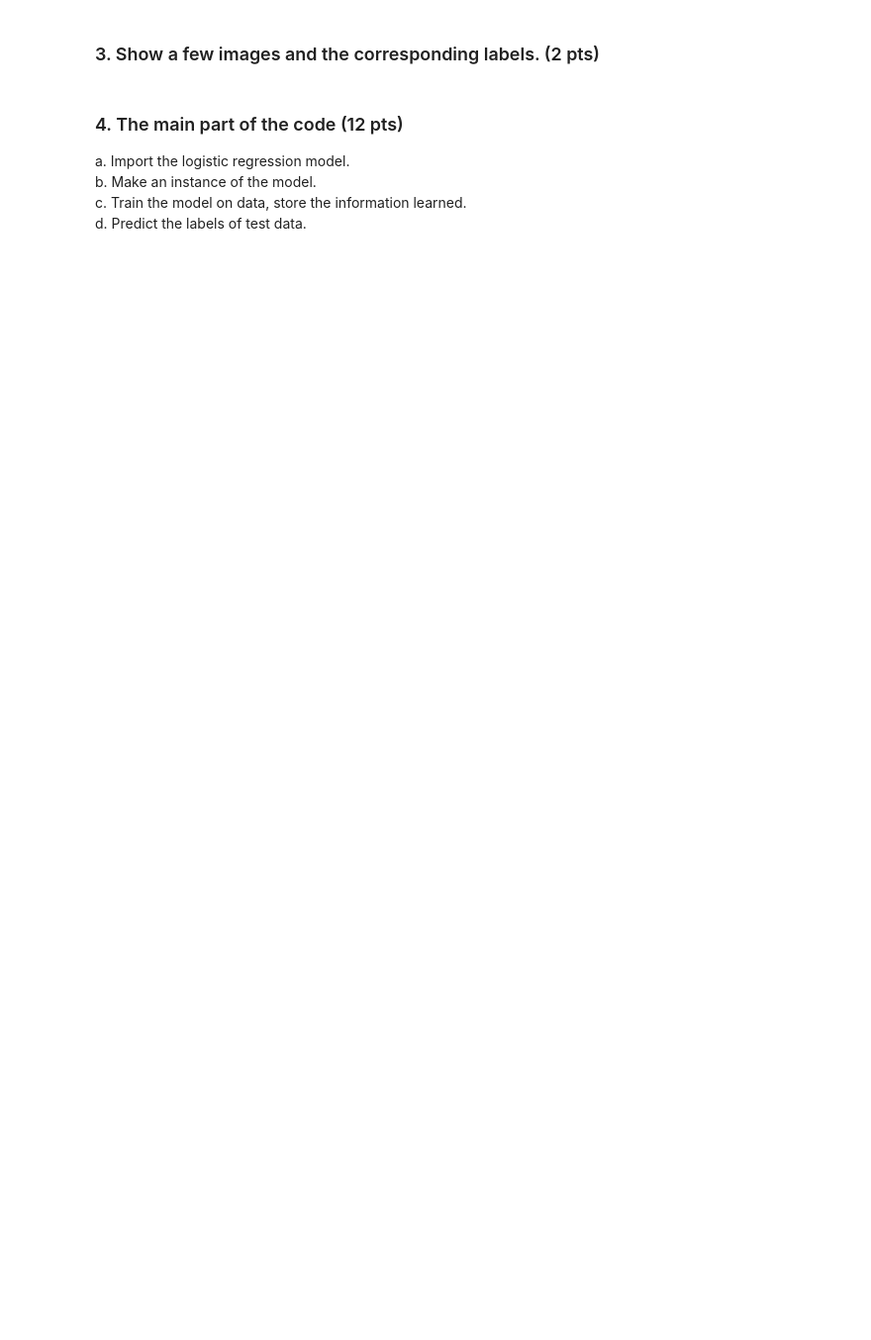
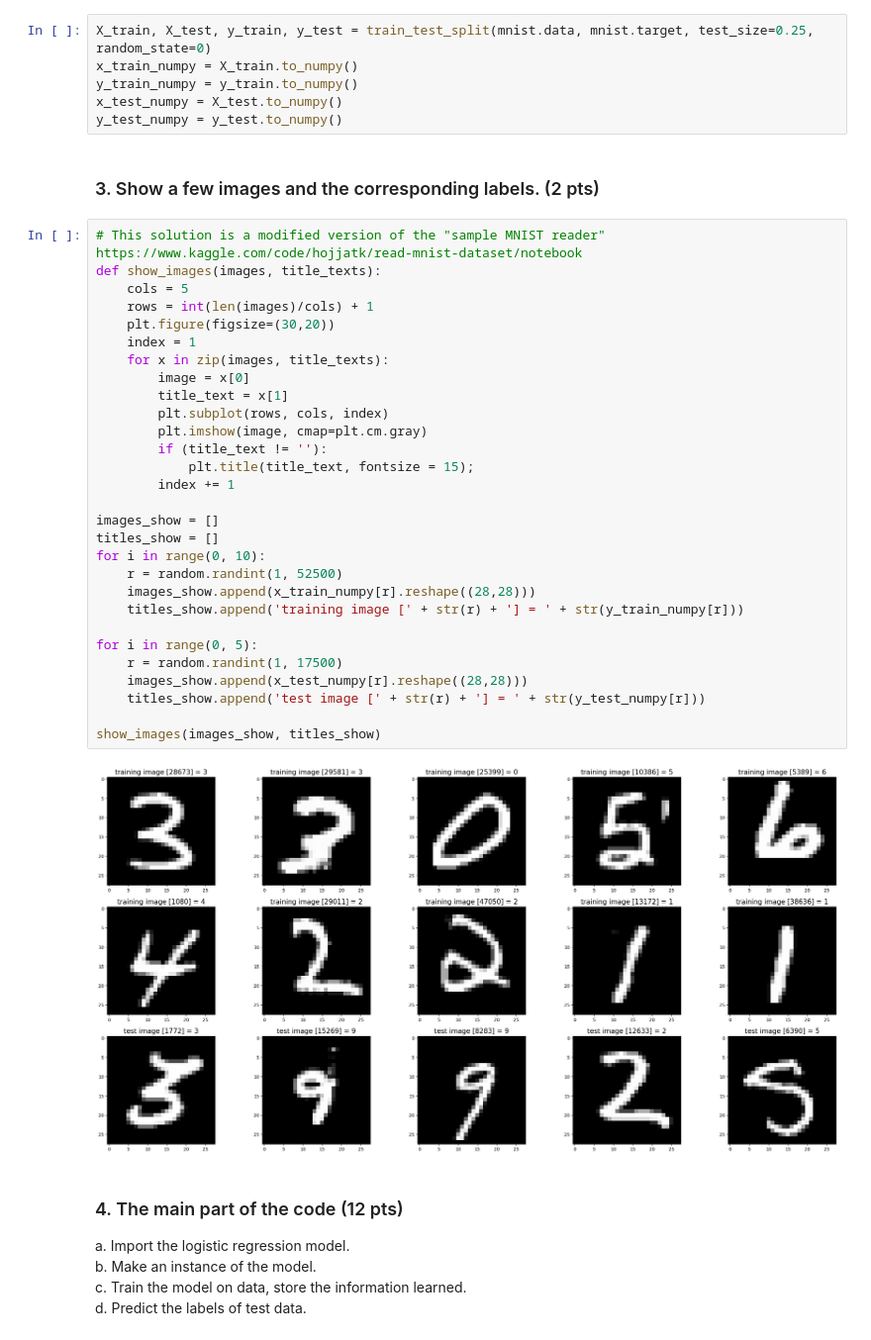
Before and after one commit to jag2k2/ut-stat-ml, a Jupyter notebook: HW1/Homework1Programming.ipynb, the cells around one changed output. Shown at 99% size. Drawn from its saved outputs; the diff is of its cells as text; blank space fills up the shorter version.

```diff
--- a/HW1/Homework1Programming.ipynb
+++ b/HW1/Homework1Programming.ipynb
@@ -422,7 +430,44 @@ Having loaded the dataset, you can complete the tasks below.
 # %% [markdown]
 ### 2. Split data into training and test sets and print the shapes of both. The test size should be 0.25. Random state should be 0. (3 pts)
+# %%
+X_train, X_test, y_train, y_test = train_test_split(mnist.data, mnist.target, test_size=0.25, random_state=0)
+x_train_numpy = X_train.to_numpy()
+y_train_numpy = y_train.to_numpy()
+x_test_numpy = X_test.to_numpy()
+y_test_numpy = y_test.to_numpy()
 # %% [markdown]
 ### 3. Show a few images and the corresponding labels. (2 pts)
+# %%
+# This solution is a modified version of the "sample MNIST reader" https://www.kaggle.com/code/hojjatk/read-mnist-dataset/notebook
+def show_images(images, title_texts):
+    cols = 5
+    rows = int(len(images)/cols) + 1
+    plt.figure(figsize=(30,20))
+    index = 1
+    for x in zip(images, title_texts):
+        image = x[0]
+        title_text = x[1]
+        plt.subplot(rows, cols, index)
+        plt.imshow(image, cmap=plt.cm.gray)
+        if (title_text != ''):
+            plt.title(title_text, fontsize = 15);
+        index += 1
+
+images_show = []
+titles_show = []
+for i in range(0, 10):
+    r = random.randint(1, 52500)
+    images_show.append(x_train_numpy[r].reshape((28,28)))
+    titles_show.append('training image [' + str(r) + '] = ' + str(y_train_numpy[r]))
+
+for i in range(0, 5):
+    r = random.randint(1, 17500)
+    images_show.append(x_test_numpy[r].reshape((28,28)))
+    titles_show.append('test image [' + str(r) + '] = ' + str(y_test_numpy[r]))
+
+show_images(images_show, titles_show)
+# %% [output]
+[figure, added]
 # %% [markdown]
 ### 4. The main part of the code (12 pts)
 a. Import the logistic regression model.\
```
Also changed, not shown: parts of 5 cells of this notebook.
